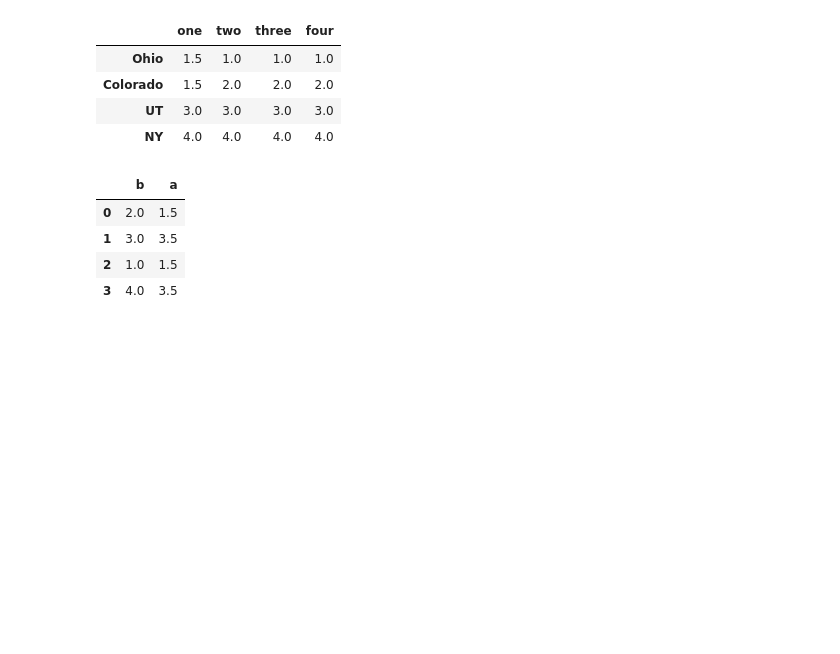
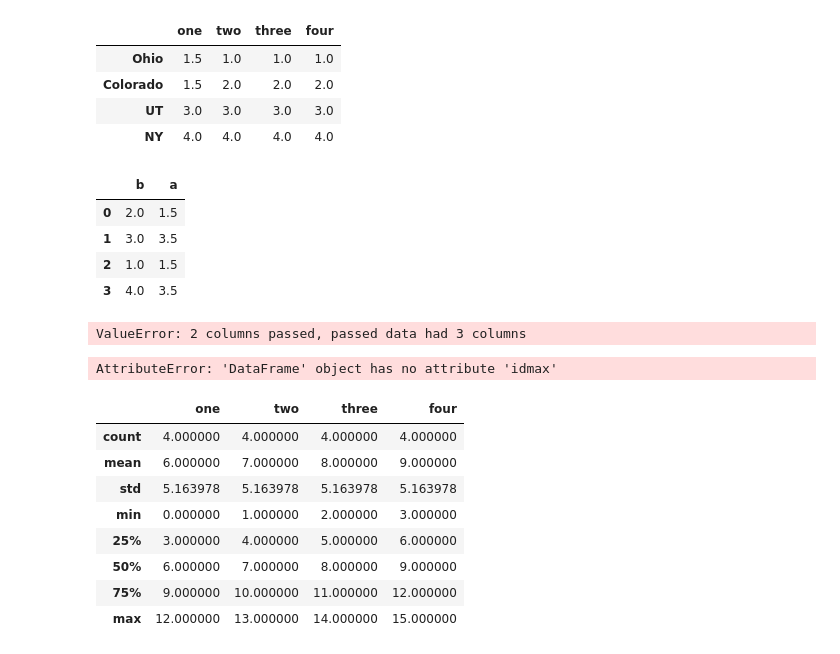
Before and after one commit to IanSchlierf/CIS310, a Jupyter notebook: wk13/Python DataFrame Processing.ipynb, the cells around one changed output. Saved outputs shown, nothing was run; the diff lists cells and outputs as text; code cells hidden in the pictures; blank space fills up the shorter version.

```diff
--- a/wk13/Python DataFrame Processing.ipynb
+++ b/wk13/Python DataFrame Processing.ipynb
@@ -341,3 +337,26 @@ df5.rank()
 | 1 | 3.0 | 3.5 |
 | 2 | 1.0 | 1.5 |
 | 3 | 4.0 | 3.5 |
+# %%
+#summarizing data
+d = DataFrame([[1,4,np.nan], [7.1,-4.6],[np.nan,np.nan],[0.75,-1.3]],
+              index = ['a','b','c','d'],
+              columns = (['one','two']))
+# %% [output]
+ValueError: 2 columns passed, passed data had 3 columns
+# %%
+df.idmax(axis=1)
+# %% [output]
+AttributeError: 'DataFrame' object has no attribute 'idmax'
+# %%
+df.describe()
+# %% [output]
+|  | one | two | three | four |
+| count | 4.000000 | 4.000000 | 4.000000 | 4.000000 |
+| mean | 6.000000 | 7.000000 | 8.000000 | 9.000000 |
+| std | 5.163978 | 5.163978 | 5.163978 | 5.163978 |
+| min | 0.000000 | 1.000000 | 2.000000 | 3.000000 |
+| 25% | 3.000000 | 4.000000 | 5.000000 | 6.000000 |
+| 50% | 6.000000 | 7.000000 | 8.000000 | 9.000000 |
+| 75% | 9.000000 | 10.000000 | 11.000000 | 12.000000 |
+| max | 12.000000 | 13.000000 | 14.000000 | 15.000000 |
```
Also changed, not shown: parts of 17 cells of this notebook, 1 other file.
